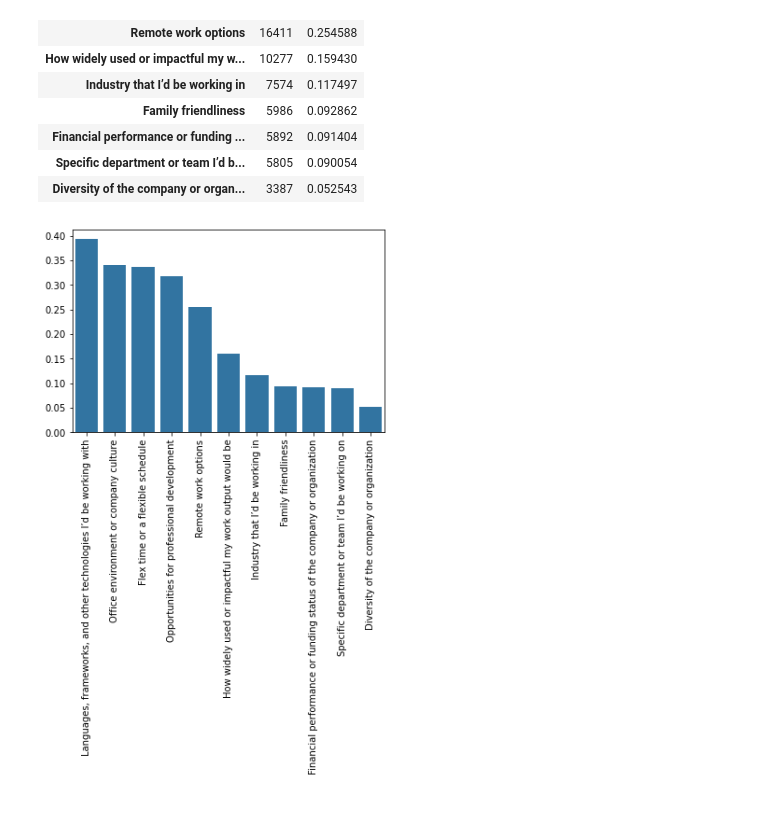
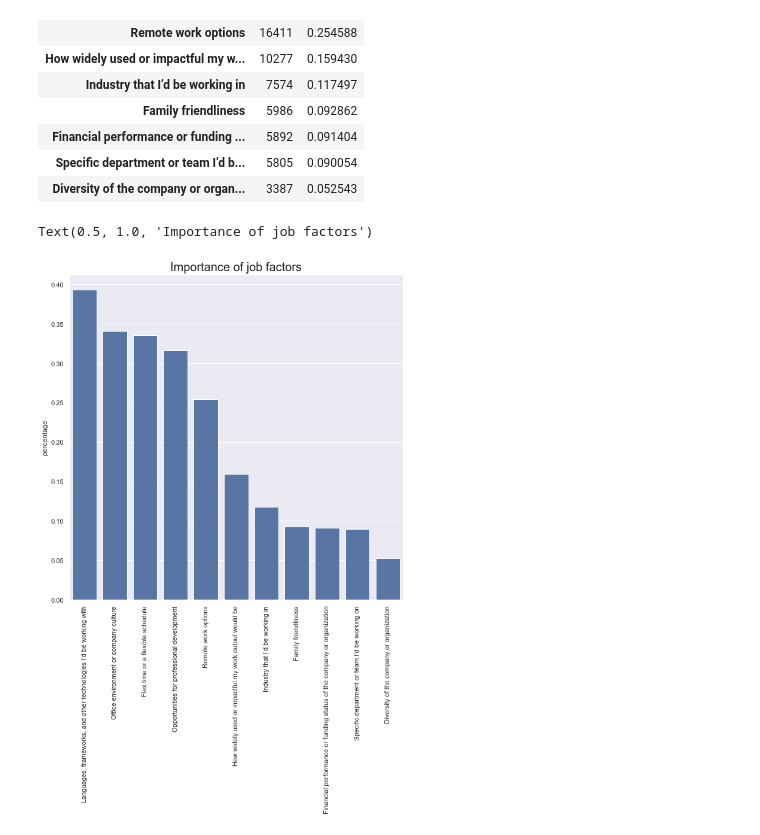
Before and after one commit to msenser/stackoverflow_project, a Jupyter notebook: JobFactors.ipynb, the cells around one changed output. Saved outputs shown, nothing was run; the diff lists cells and outputs as text; code cells hidden in the pictures.

```diff
--- a/JobFactors.ipynb
+++ b/JobFactors.ipynb
@@ -92,8 +92,12 @@ df_items
 | Diversity of the company or organ... | 3387 | 0.052543 |
 # %%
 #Plot
+sb.set(rc={"figure.figsize":(10,10)})
 base_color = sb.color_palette()[0]
-sb.barplot(data=df_items.transpose().drop("count"), color = base_color)
+g=sb.barplot(data=df_items.transpose().drop("count"), color = base_color)
 plt.xticks(rotation=90);
+g.set(ylabel="percentage")
+g.axes.set_title("Importance of job factors", fontsize=20)
 # %% [output]
+Text(0.5, 1.0, 'Importance of job factors')
-[figure, old version]
+[figure, new version]
```
Also changed, not shown: parts of 8 cells of this notebook, 2 other files.
